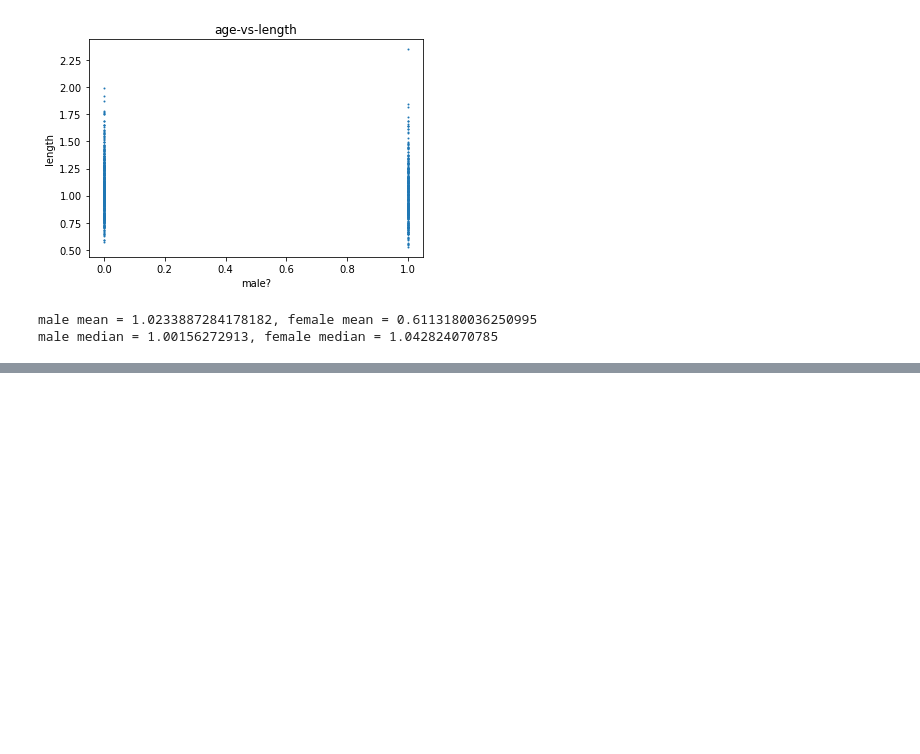
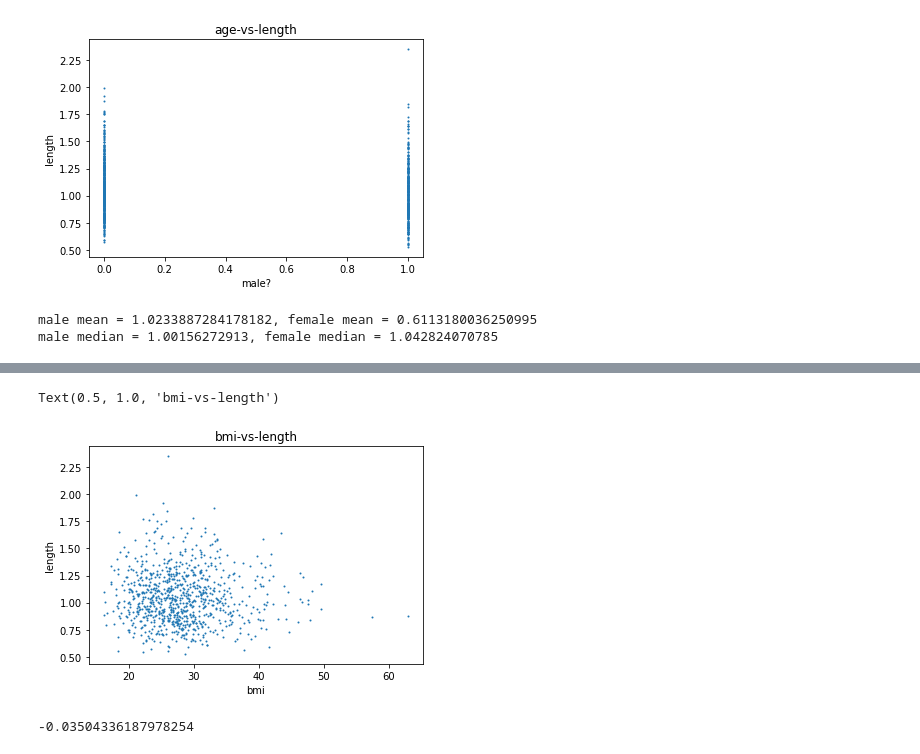
Before and after one commit to fshi7418/pollutants, a Jupyter notebook: Python Experiments/David.ipynb, the cells around one changed output, grey strips where cells are left out. Cells and saved outputs as stored; diff of their text form; code cells hidden in the pictures; blank space fills up the shorter version.

```diff
--- a/Python Experiments/David.ipynb
+++ b/Python Experiments/David.ipynb
@@ -138,0 +140,3 @@ Text(0, 0.5, 'Frequency')
+# %%
+bmi_data = df[['BMI']]
+bmi_data.head(5)
@@ -138,0 +150,16 @@ Text(0, 0.5, 'Frequency')
+# %%
+plt.scatter(bmi_data, target, s=1)
+plt.xlabel("bmi")
+plt.ylabel("length")
+plt.title("bmi-vs-length")
+# %% [output]
+Text(0.5, 1.0, 'bmi-vs-length')
+[figure, added]
+# %%
+target_to_list = [x[0] for x in target.values.tolist()]
+bmi_data_to_list = [x[0] for x in bmi_data.values.tolist()]
+
+corr, _ = pearsonr(bmi_data_to_list, target_to_list)
+print(corr)
+# %% [output]
+-0.03504336187978254
```
Also changed, not shown: parts of 5 cells of this notebook.
